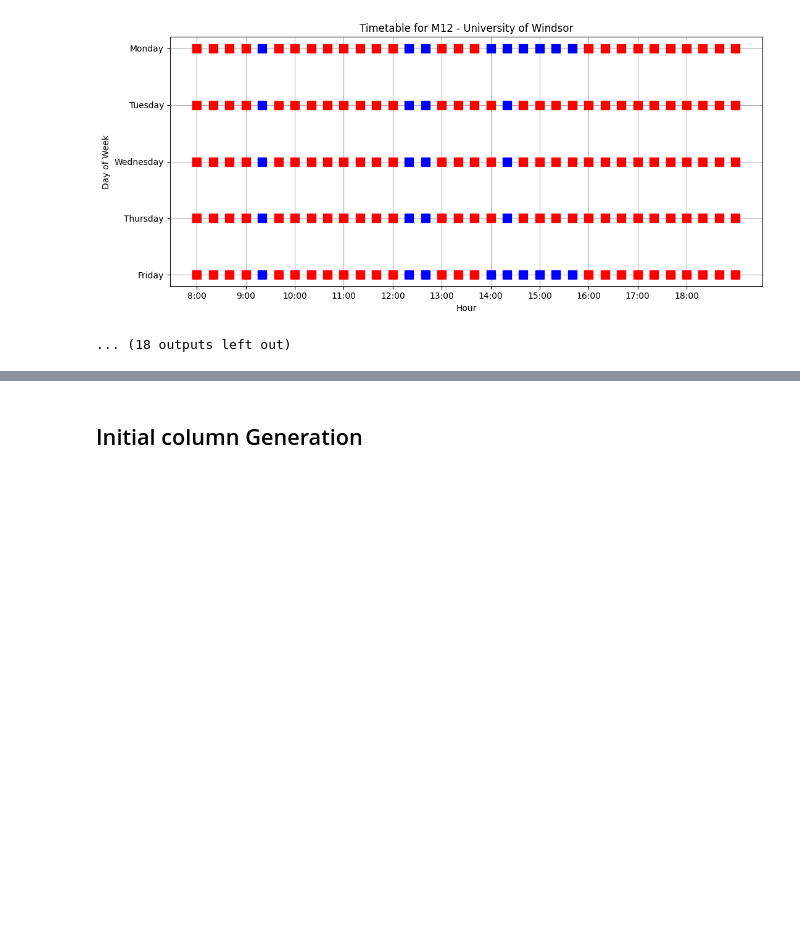
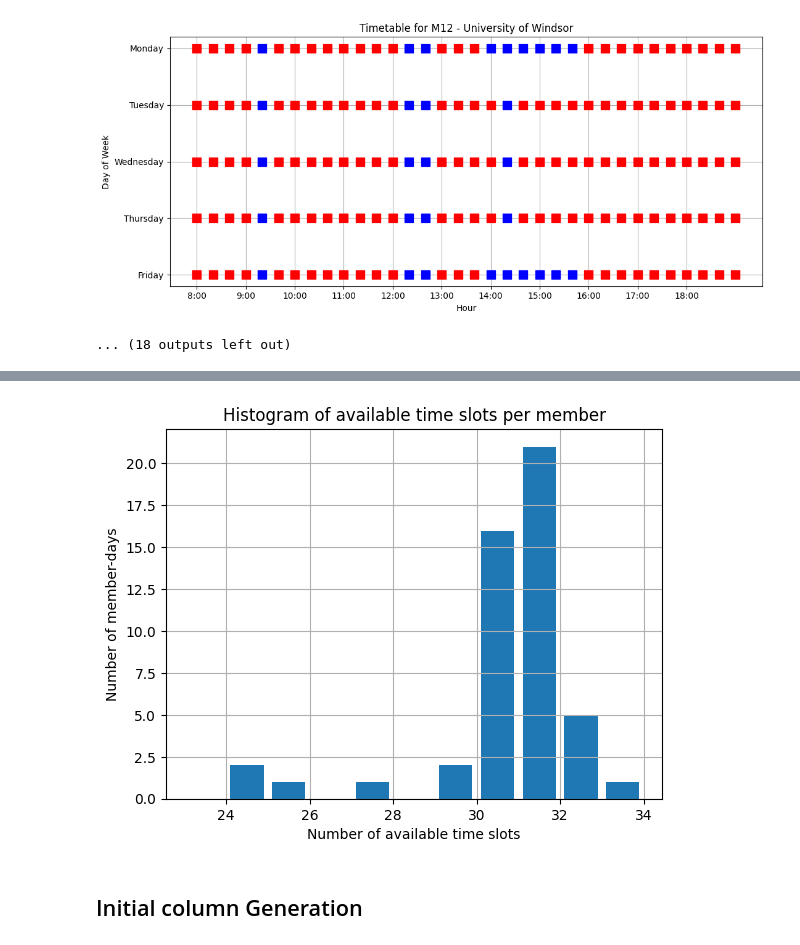
Before and after one commit to kevin51jiang/msci-435-project, a Jupyter notebook: datasetGeneration.ipynb, the cells around one changed output, grey strips where cells are left out. Drawn from its saved outputs; the diff is of its cells as text; code cells hidden in the pictures; blank space fills up the shorter version.

```diff
--- a/datasetGeneration.ipynb
+++ b/datasetGeneration.ipynb
@@ -507,3 +536,17 @@ plot_schedule_map(members)
+# %%
+# Convert the matrix into one large array
+flat = 40 - unavailable_time_member.flatten()
+# then plot it
+import matplotlib.pyplot as plt
+
+plt.hist(flat, bins=range(23, 35), rwidth=0.8)
+plt.title('Histogram of available time slots per member')
+plt.xlabel('Number of available time slots')
+plt.ylabel('Number of member-days')
+plt.grid(True)
+plt.show()
+# %% [output]
+[figure, added]
 # %% [markdown]
 ## Initial column Generation
 # %% [markdown]
```
Also changed, not shown: parts of 8 cells of this notebook.
